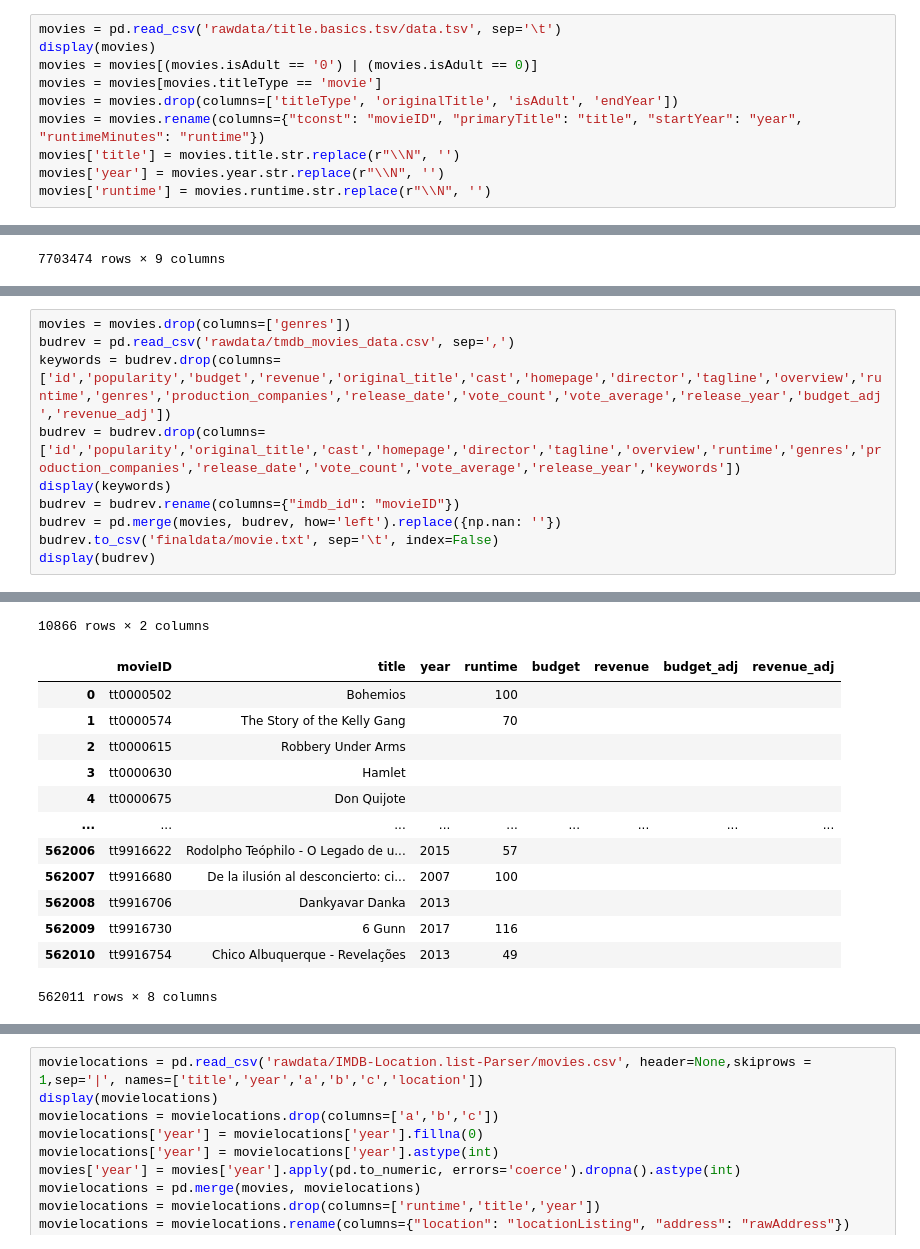
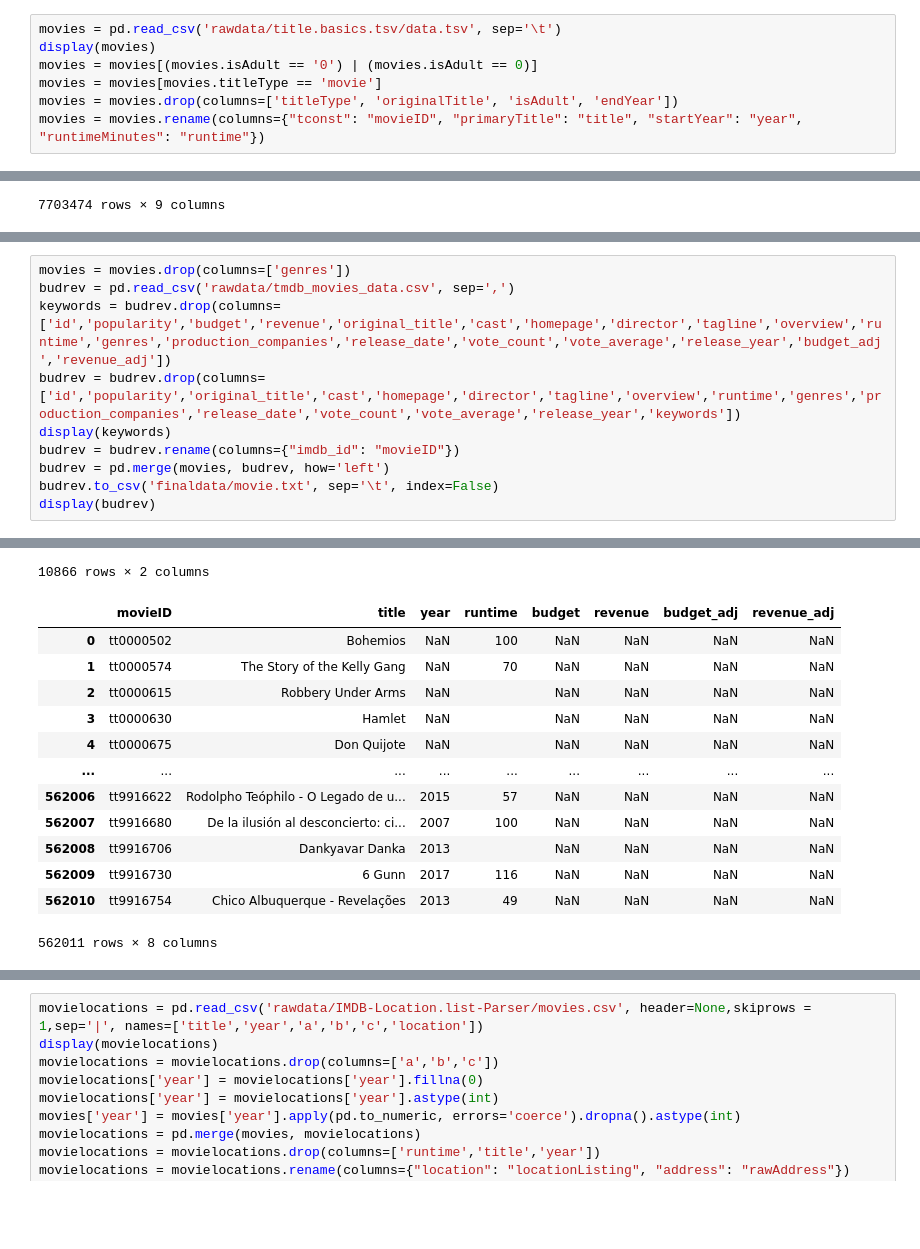
Before and after one commit to andychen237/filmDB, a Jupyter notebook: databases_cleanup.ipynb, the cells around one changed output, grey strips where cells are left out. Saved outputs shown, nothing was run; the diff lists cells and outputs as text; blank space fills up the shorter version.

```diff
--- a/databases_cleanup.ipynb
+++ b/databases_cleanup.ipynb
@@ -10,9 +10,6 @@ movies = movies[(movies.isAdult == '0') | (movies.isAdult == 0)]
 movies = movies[movies.titleType == 'movie']
 movies = movies.drop(columns=['titleType', 'originalTitle', 'isAdult', 'endYear'])
 movies = movies.rename(columns={"tconst": "movieID", "primaryTitle": "title", "startYear": "year", "runtimeMinutes": "runtime"})
-movies['title'] = movies.title.str.replace(r"\\N", '')
-movies['year'] = movies.year.str.replace(r"\\N", '')
-movies['runtime'] = movies.runtime.str.replace(r"\\N", '')
 # %% [output]
 |  | tconst | titleType | primaryTitle | originalTitle | isAdult | startYear | endYear | runtimeMinutes | genres |
 | 0 | tt0000001 | short | Carmencita | Carmencita | 0 | 1894 | \N | 1 | Documentary,Short |
@@ -49,39 +47,39 @@ display(genres)
 # %%
 movies = movies.drop(columns=['genres'])
 budrev = pd.read_csv('rawdata/tmdb_movies_data.csv', sep=',')
 keywords = budrev.drop(columns=['id','popularity','budget','revenue','original_title','cast','homepage','director','tagline','overview','runtime','genres','production_companies','release_date','vote_count','vote_average','release_year','budget_adj','revenue_adj'])
 budrev = budrev.drop(columns=['id','popularity','original_title','cast','homepage','director','tagline','overview','runtime','genres','production_companies','release_date','vote_count','vote_average','release_year','keywords'])
 display(keywords)
 budrev = budrev.rename(columns={"imdb_id": "movieID"})
-budrev = pd.merge(movies, budrev, how='left').replace({np.nan: ''})
+budrev = pd.merge(movies, budrev, how='left')
 budrev.to_csv('finaldata/movie.txt', sep='\t', index=False)
 display(budrev)
 # %% [output]
 |  | imdb_id | keywords |
 | 0 | tt0369610 | monster|dna|tyrannosaurus rex|vel... |
 | 1 | tt1392190 | future|chase|post-apocalyptic|dys... |
 | 2 | tt2908446 | based on novel|revolution|dystopi... |
 | 3 | tt2488496 | android|spaceship|jedi|space oper... |
 | 4 | tt2820852 | car race|speed|revenge|suspense|car |
 | ... | ... | ... |
 | 10861 | tt0060371 | surfer|surfboard|surfing |
 | 10862 | tt0060472 | car race|racing|formula 1 |
 | 10863 | tt0060161 | car|trolley|stealing car |
 | 10864 | tt0061177 | spoof |
 | 10865 | tt0060666 | fire|gun|drive|sacrifice|flashlight |
 10866 rows × 2 columns
 |  | movieID | title | year | runtime | budget | revenue | budget_adj | revenue_adj |
-| 0 | tt0000502 | Bohemios |  | 100 |  |  |  |  |
-| 1 | tt0000574 | The Story of the Kelly Gang |  | 70 |  |  |  |  |
-| 2 | tt0000615 | Robbery Under Arms |  |  |  |  |  |  |
-| 3 | tt0000630 | Hamlet |  |  |  |  |  |  |
-| 4 | tt0000675 | Don Quijote |  |  |  |  |  |  |
+| 0 | tt0000502 | Bohemios | NaN | 100 | NaN | NaN | NaN | NaN |
+| 1 | tt0000574 | The Story of the Kelly Gang | NaN | 70 | NaN | NaN | NaN | NaN |
+| 2 | tt0000615 | Robbery Under Arms | NaN |  | NaN | NaN | NaN | NaN |
+| 3 | tt0000630 | Hamlet | NaN |  | NaN | NaN | NaN | NaN |
+| 4 | tt0000675 | Don Quijote | NaN |  | NaN | NaN | NaN | NaN |
 | ... | ... | ... | ... | ... | ... | ... | ... | ... |
-| 562006 | tt9916622 | Rodolpho Teóphilo - O Legado de u... | 2015 | 57 |  |  |  |  |
-| 562007 | tt9916680 | De la ilusión al desconcierto: ci... | 2007 | 100 |  |  |  |  |
-| 562008 | tt9916706 | Dankyavar Danka | 2013 |  |  |  |  |  |
-| 562009 | tt9916730 | 6 Gunn | 2017 | 116 |  |  |  |  |
-| 562010 | tt9916754 | Chico Albuquerque - Revelações | 2013 | 49 |  |  |  |  |
+| 562006 | tt9916622 | Rodolpho Teóphilo - O Legado de u... | 2015 | 57 | NaN | NaN | NaN | NaN |
+| 562007 | tt9916680 | De la ilusión al desconcierto: ci... | 2007 | 100 | NaN | NaN | NaN | NaN |
+| 562008 | tt9916706 | Dankyavar Danka | 2013 |  | NaN | NaN | NaN | NaN |
+| 562009 | tt9916730 | 6 Gunn | 2017 | 116 | NaN | NaN | NaN | NaN |
+| 562010 | tt9916754 | Chico Albuquerque - Revelações | 2013 | 49 | NaN | NaN | NaN | NaN |
 562011 rows × 8 columns
 # %%
 keywords = keywords.rename(columns={"imdb_id": "movieID"})
```
Also changed, not shown: parts of 13 cells of this notebook, 16 other files.
